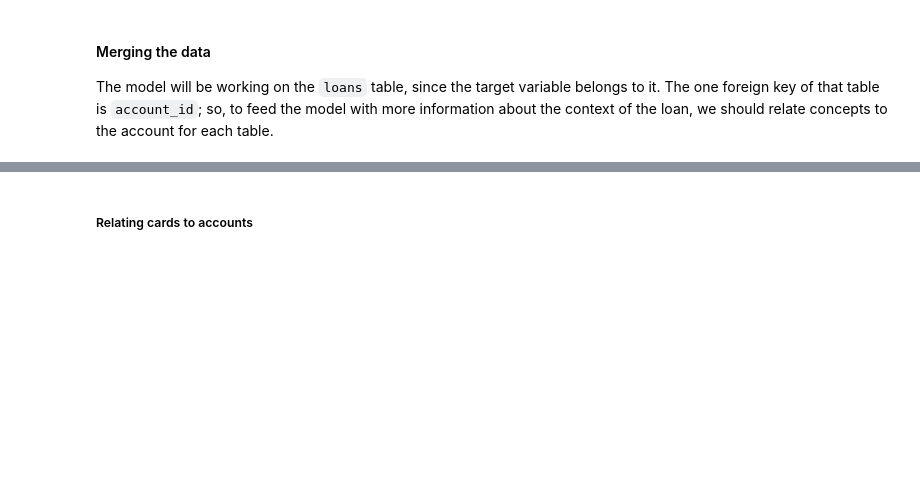
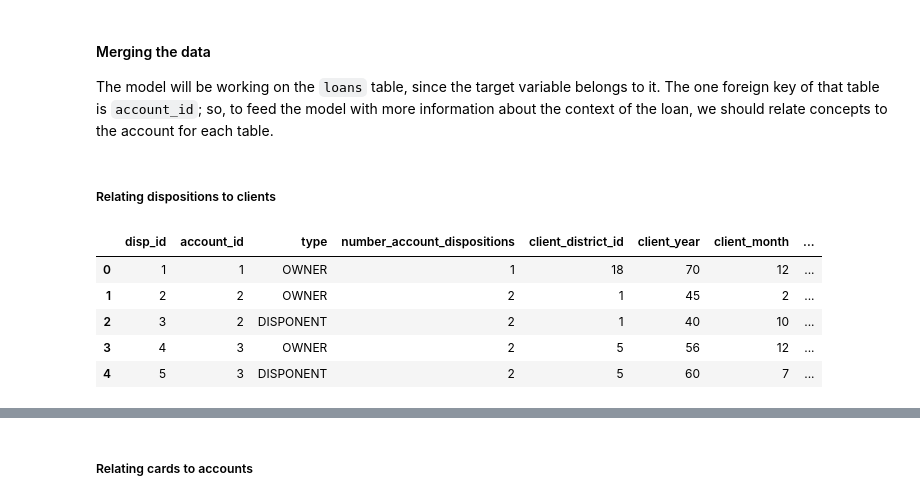
Before and after one commit to bdmendes/feup-ac-banking, a Jupyter notebook: project.ipynb, the cells around one changed output, grey strips where cells are left out. Cells and saved outputs as stored; diff of their text form; code cells hidden in the pictures; blank space fills up the shorter version.

```diff
--- a/project.ipynb
+++ b/project.ipynb
@@ -201,3 +201,17 @@ accounts.head()
 #### Merging the data
 
 The model will be working on the `loans` table, since the target variable belongs to it. The one foreign key of that table is `account_id`; so, to feed the model with more information about the context of the loan, we should relate concepts to the account for each table.
+# %% [markdown]
+##### Relating dispositions to clients
+# %%
+import src.feature_engineering.merge as merge
+
+dispositions = merge.merge_dispositions_clients(dispositions, clients)
+dispositions.head()
+# %% [output]
+|  | disp_id | account_id | type | number_account_dispositions | client_district_id | client_year | client_month | ... |
+| 0 | 1 | 1 | OWNER | 1 | 18 | 70 | 12 | ... |
+| 1 | 2 | 2 | OWNER | 2 | 1 | 45 | 2 | ... |
+| 2 | 3 | 2 | DISPONENT | 2 | 1 | 40 | 10 | ... |
+| 3 | 4 | 3 | OWNER | 2 | 5 | 56 | 12 | ... |
+| 4 | 5 | 3 | DISPONENT | 2 | 5 | 60 | 7 | ... |
```
Also changed, not shown: parts of 26 cells of this notebook, 4 other files.
